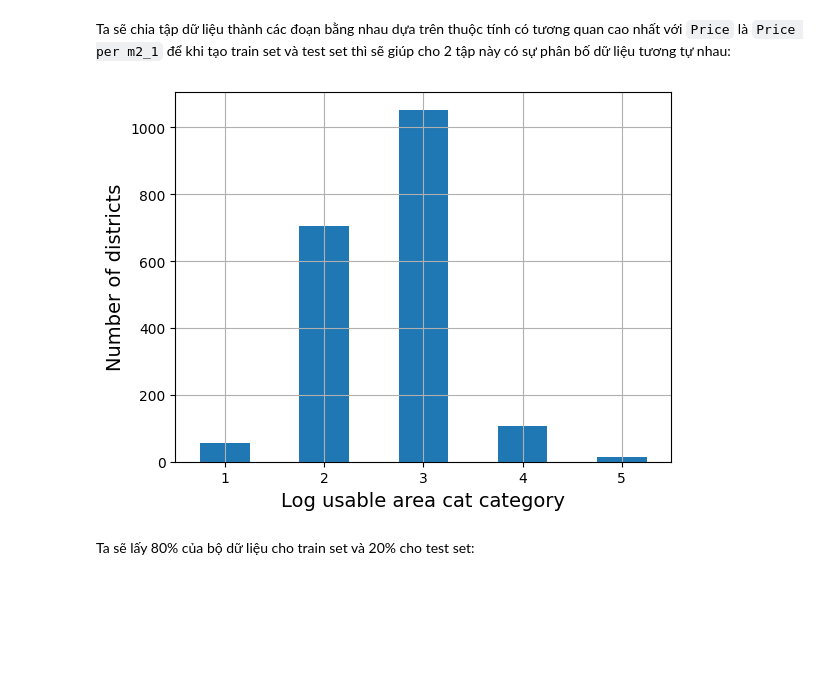
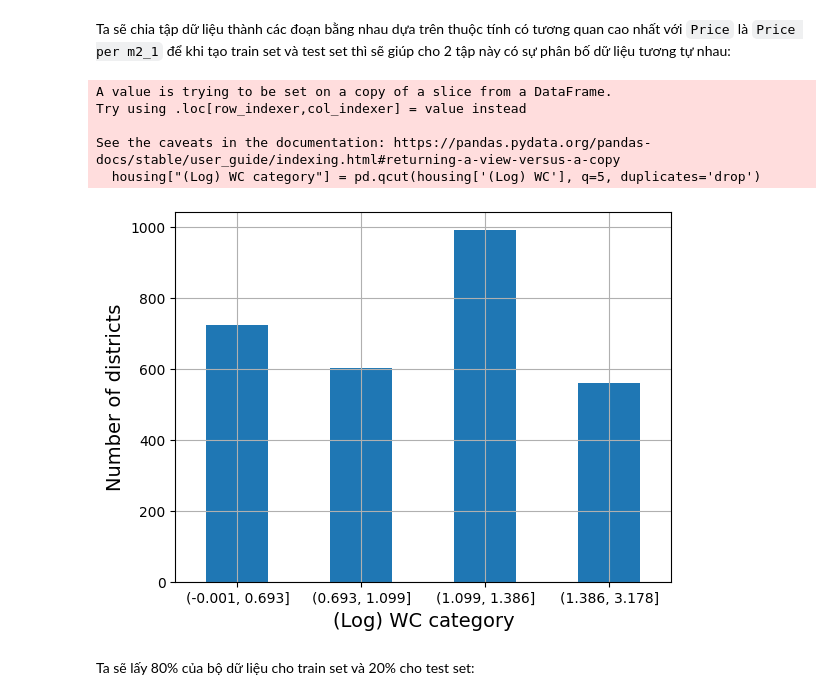
Before and after one commit to tandao0909/intro-to-ds-project, a Jupyter notebook: EDA_FE/EDA-and-Feature-engineering.ipynb, the cells around one changed output. Drawn from its saved outputs; the diff is of its cells as text; code cells hidden in the pictures; blank space fills up the shorter version.

```diff
--- a/EDA_FE/EDA-and-Feature-engineering.ipynb
+++ b/EDA_FE/EDA-and-Feature-engineering.ipynb
@@ -207,5 +229,5 @@ Ta sẽ dùng hàm `numpy.log` để chuyển đổi giá trị của `Price`, `
 # %%
-housing = apply_log_transformation(housing, ['Price', 'Diện tích (m2)', 'Diện tích sử dụng'])
+housing = apply_log_transformation(housing, ['Price', 'Diện tích (m2)', 'Số phòng ngủ', 'Số phòng WC', 'Số tầng'])
 housing
 # %% [output]
 A value is trying to be set on a copy of a slice from a DataFrame.
@@ -336,6 +352,0 @@ See the caveats in the documentation: https://pandas.pydata.org/pandas-docs/stab
-# %%
-housing = apply_floor(housing, ['Số phòng ngủ', 'Số phòng WC', 'Số tầng'])
-housing = compute_rooms(housing)
-housing = compute_features(housing)
-
-housing
@@ -469,14 +444,20 @@ housing.to_csv('housing_sample.csv', sep='\t', index=False)
 ## 6. Tạo train set và test set
 # %% [markdown]
 Ta sẽ chia tập dữ liệu thành các đoạn bằng nhau dựa trên thuộc tính có tương quan cao nhất với `Price` là `Price per m2_1` để khi tạo train set và test set thì sẽ giúp cho 2 tập này có sự phân bố dữ liệu tương tự nhau:
-# %%
-housing["Log usable area cat"] = pd.cut(housing["Log usable area (square meters)"], bins=[2.61, 3.816, 5.022, 6.228, 7.434, 8.64], labels=[1, 2, 3, 4, 5])
+# %%
+housing["(Log) WC category"] = pd.qcut(housing['(Log) WC'], q=5, duplicates='drop')
+# %% [output]
+A value is trying to be set on a copy of a slice from a DataFrame.
+Try using .loc[row_indexer,col_indexer] = value instead
+
+See the caveats in the documentation: https://pandas.pydata.org/pandas-docs/stable/user_guide/indexing.html#returning-a-view-versus-a-copy
+  housing["(Log) WC category"] = pd.qcut(housing['(Log) WC'], q=5, duplicates='drop')
 # %%
-housing["Log usable area cat"].value_counts().sort_index().plot.bar(rot=0, grid=True)
-plt.xlabel("Log usable area cat category")
+housing["(Log) WC category"].value_counts().sort_index().plot.bar(rot=0, grid=True)
+plt.xlabel("(Log) WC category")
 plt.ylabel("Number of districts")
 plt.show()
 # %% [output]
-[figure, old version]
+[figure, new version]
 # %% [markdown]
 Ta sẽ lấy 80% của bộ dữ liệu cho train set và 20% cho test set:
```
Also changed, not shown: parts of 40 cells of this notebook, 6 other files.
